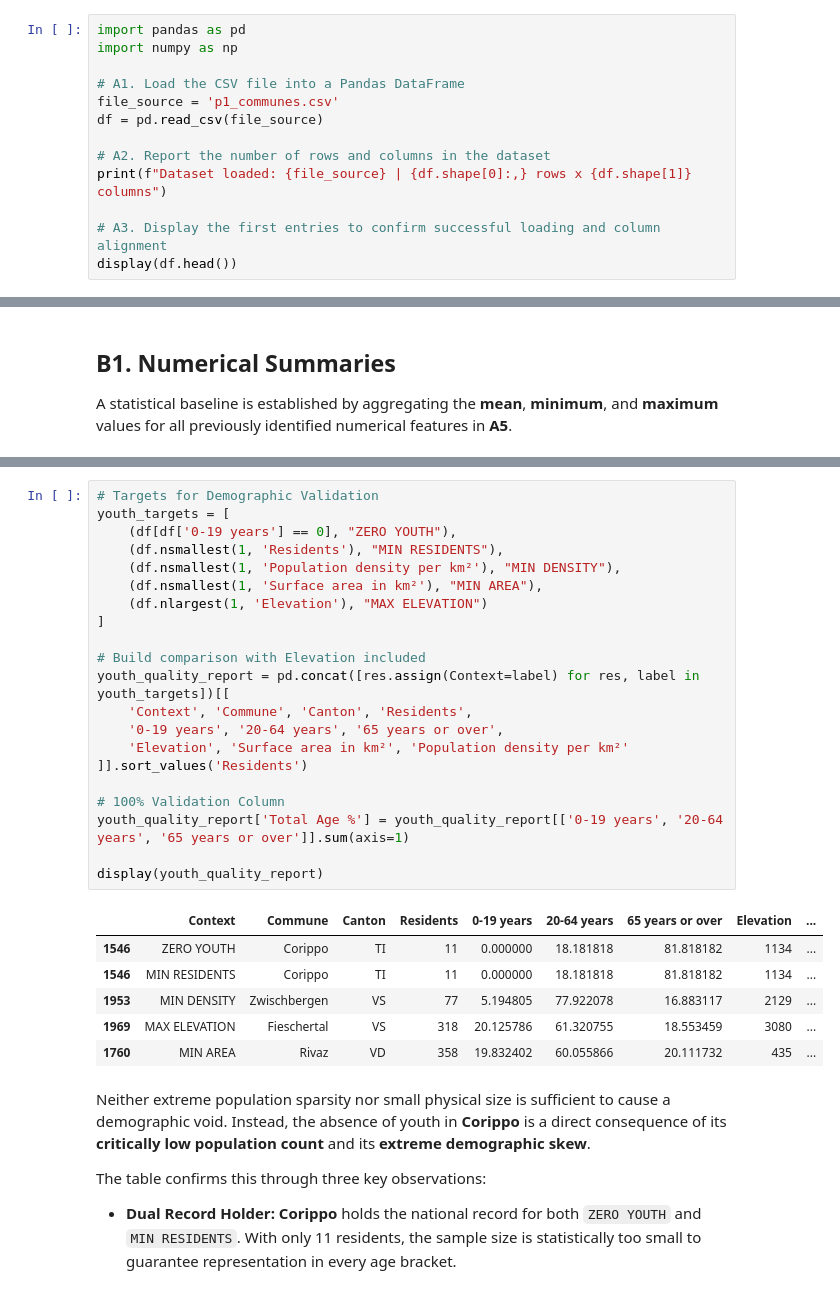
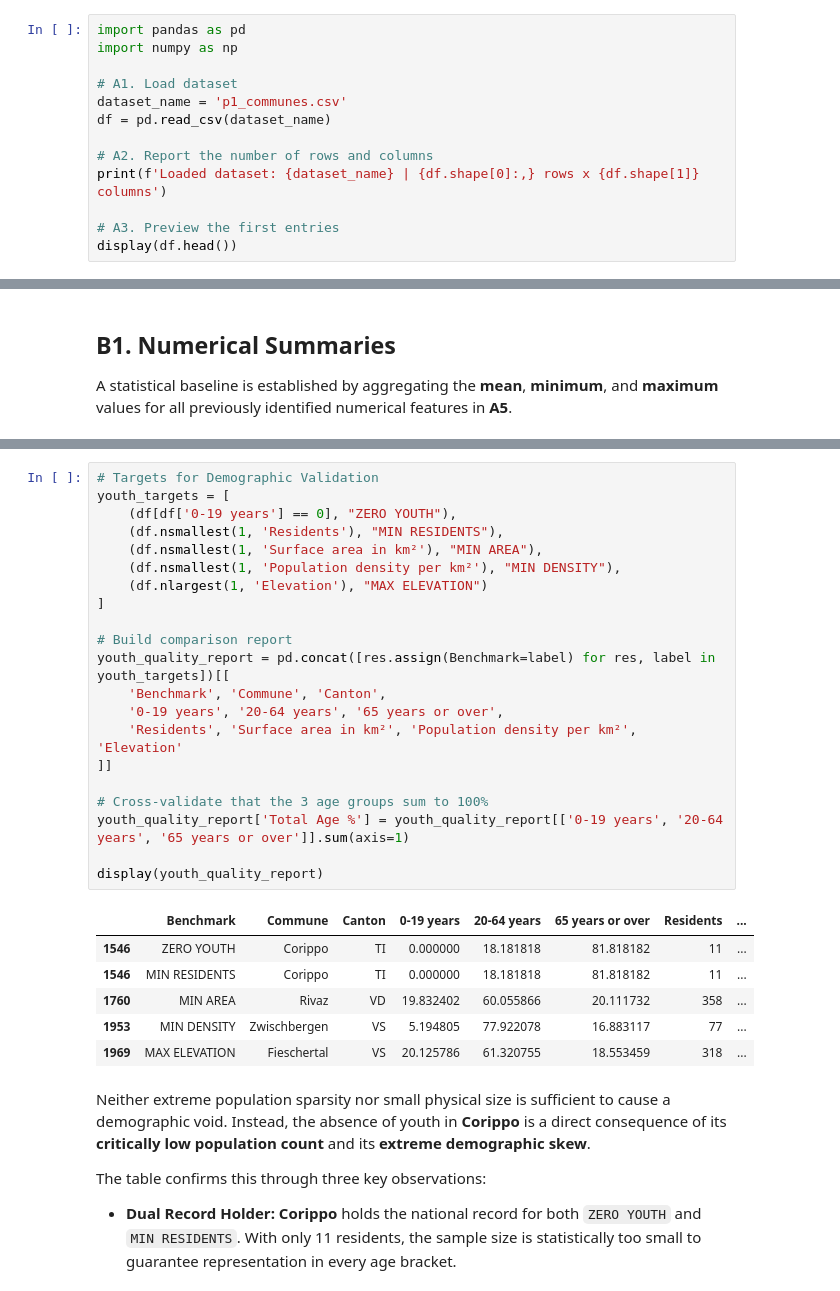
Before and after one commit to mamefatylo/EPFL_swiss_communes_project, a Jupyter notebook: communes_solution.ipynb, the cells around one changed output, grey strips where cells are left out. Saved outputs shown, nothing was run; the diff lists cells and outputs as text.

```diff
--- a/communes_solution.ipynb
+++ b/communes_solution.ipynb
@@ -38,13 +44,13 @@ The main steps are:
 import pandas as pd
 import numpy as np
 
-# A1. Load the CSV file into a Pandas DataFrame
-file_source = 'p1_communes.csv'
-df = pd.read_csv(file_source)
+# A1. Load dataset
+dataset_name = 'p1_communes.csv'
+df = pd.read_csv(dataset_name)
 
-# A2. Report the number of rows and columns in the dataset
-print(f"Dataset loaded: {file_source} | {df.shape[0]:,} rows x {df.shape[1]} columns")
+# A2. Report the number of rows and columns
+print(f'Loaded dataset: {dataset_name} | {df.shape[0]:,} rows x {df.shape[1]} columns')
 
-# A3. Display the first entries to confirm successful loading and column alignment
+# A3. Preview the first entries
 display(df.head())
 # %% [output]
@@ -297,31 +330,31 @@ Communes reporting **0%** for the **`0-19 years`** age bracket are evaluated aga
 # %%
 # Targets for Demographic Validation
 youth_targets = [
     (df[df['0-19 years'] == 0], "ZERO YOUTH"),
     (df.nsmallest(1, 'Residents'), "MIN RESIDENTS"),
+    (df.nsmallest(1, 'Surface area in km²'), "MIN AREA"),
     (df.nsmallest(1, 'Population density per km²'), "MIN DENSITY"),
-    (df.nsmallest(1, 'Surface area in km²'), "MIN AREA"),
     (df.nlargest(1, 'Elevation'), "MAX ELEVATION")
 ]
 
-# Build comparison with Elevation included
-youth_quality_report = pd.concat([res.assign(Context=label) for res, label in youth_targets])[[
-    'Context', 'Commune', 'Canton', 'Residents',
+# Build comparison report
+youth_quality_report = pd.concat([res.assign(Benchmark=label) for res, label in youth_targets])[[
+    'Benchmark', 'Commune', 'Canton',
     '0-19 years', '20-64 years', '65 years or over',
-    'Elevation', 'Surface area in km²', 'Population density per km²'
-]].sort_values('Residents')
+    'Residents', 'Surface area in km²', 'Population density per km²', 'Elevation'
+]]
 
-# 100% Validation Column
+# Cross-validate that the 3 age groups sum to 100%
 youth_quality_report['Total Age %'] = youth_quality_report[['0-19 years', '20-64 years', '65 years or over']].sum(axis=1)
 
 display(youth_quality_report)
 # %% [output]
-|  | Context | Commune | Canton | Residents | 0-19 years | 20-64 years | 65 years or over | Elevation | ... |
-| 1546 | ZERO YOUTH | Corippo | TI | 11 | 0.000000 | 18.181818 | 81.818182 | 1134 | ... |
-| 1546 | MIN RESIDENTS | Corippo | TI | 11 | 0.000000 | 18.181818 | 81.818182 | 1134 | ... |
-| 1953 | MIN DENSITY | Zwischbergen | VS | 77 | 5.194805 | 77.922078 | 16.883117 | 2129 | ... |
-| 1969 | MAX ELEVATION | Fieschertal | VS | 318 | 20.125786 | 61.320755 | 18.553459 | 3080 | ... |
-| 1760 | MIN AREA | Rivaz | VD | 358 | 19.832402 | 60.055866 | 20.111732 | 435 | ... |
+|  | Benchmark | Commune | Canton | 0-19 years | 20-64 years | 65 years or over | Residents | ... |
+| 1546 | ZERO YOUTH | Corippo | TI | 0.000000 | 18.181818 | 81.818182 | 11 | ... |
+| 1546 | MIN RESIDENTS | Corippo | TI | 0.000000 | 18.181818 | 81.818182 | 11 | ... |
+| 1760 | MIN AREA | Rivaz | VD | 19.832402 | 60.055866 | 20.111732 | 358 | ... |
+| 1953 | MIN DENSITY | Zwischbergen | VS | 5.194805 | 77.922078 | 16.883117 | 77 | ... |
+| 1969 | MAX ELEVATION | Fieschertal | VS | 20.125786 | 61.320755 | 18.553459 | 318 | ... |
 # %% [markdown]
 Neither extreme population sparsity nor small physical size is sufficient to cause a demographic void. Instead, the absence of youth in **Corippo** is a direct consequence of its **critically low population count** and its **extreme demographic skew**.
 
```
Also changed, not shown: parts of 26 cells of this notebook.
